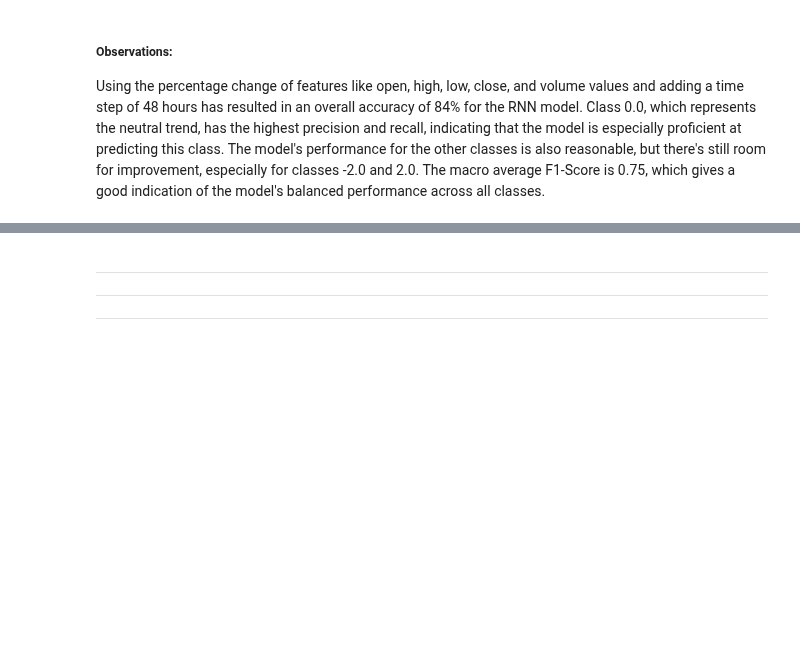
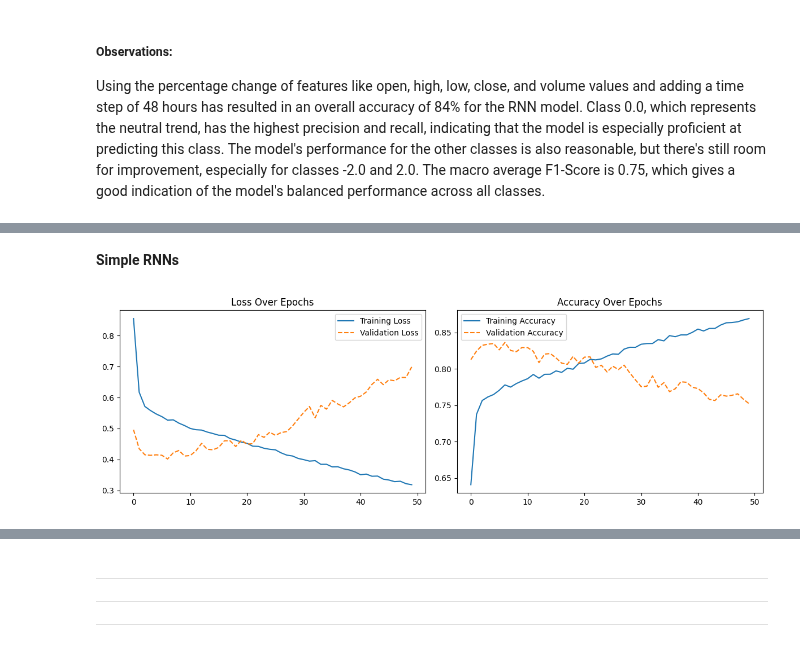
Before and after one commit to natapone/btc_live_price_prediction, a Jupyter notebook: 04_deep_learning_model.ipynb, the cells around one changed output, grey strips where cells are left out. Saved outputs shown, nothing was run; the diff lists cells and outputs as text; code cells hidden in the pictures; blank space fills up the shorter version.

```diff
--- a/04_deep_learning_model.ipynb
+++ b/04_deep_learning_model.ipynb
@@ -753,0 +923,31 @@ The model shows no signs of overfitting after 50 epochs and the validation metri
+# %% [markdown]
+**Simple RNNs**
+# %%
+import tensorflow as tf
+from tensorflow.keras.models import Sequential
+from tensorflow.keras.layers import LSTM, Dense, Dropout
+
+input_shape = (T, F) # (time_steps, features)
+
+# Create the LSTM model
+model = Sequential()
+
+# First LSTM layer with dropout
+model.add(LSTM(units=50, return_sequences=True, input_shape=input_shape))
+model.add(Dropout(0.2))
+
+# Second LSTM layer with dropout
+model.add(LSTM(units=50))
+model.add(Dropout(0.2))
+
+# Output layer
+model.add(Dense(units=C, activation='softmax'))
+
+# Compile the model
+model.compile(optimizer='adam', loss='categorical_crossentropy', metrics=['accuracy'])
+
+history = model.fit(X_train_pre, y_train, epochs=50, batch_size=128, validation_data=(X_test_pre, y_test), verbose=0)
+# %%
+plot_rnn_training_eval(history)
+# %% [output]
+[figure, added]
```
Also changed, not shown: parts of 15 cells of this notebook.
